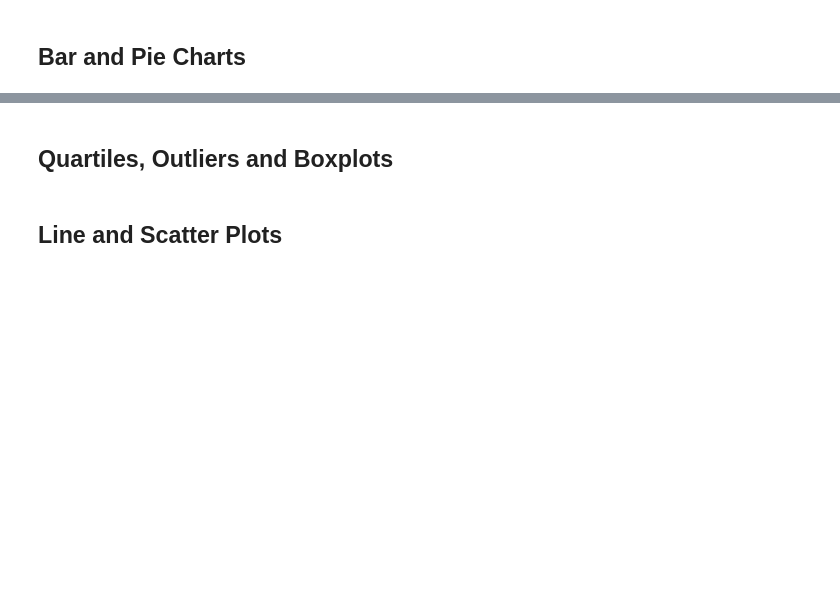
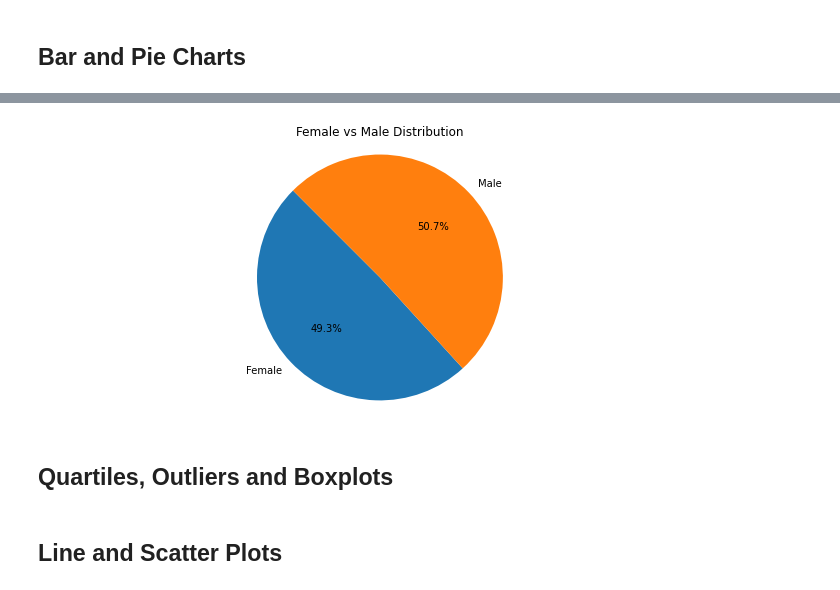
Before and after one commit to klharp/Matplotlib, a Jupyter notebook: pymaceuticals.ipynb, the cells around one changed output, grey strips where cells are left out. Cells and saved outputs as stored; diff of their text form; code cells hidden in the pictures; blank space fills up the shorter version.

```diff
--- a/pymaceuticals.ipynb
+++ b/pymaceuticals.ipynb
@@ -133,5 +193,17 @@ SyntaxError: invalid syntax (<ipython-input-13-9989c7bbf2e0>, line 4)
 # %%
 # Generate a pie plot showing the distribution of female versus male mice using pyplot
+#sex_labels= ["Female", "Male"]
+sex_labels= sex_count.index
+
+plt.figure(figsize=(12,5))
+
+plt.title("Female vs Male Distribution")
+plt.pie(sex_count, labels=sex_labels, startangle=135, autopct="%1.1f%%")
+
+plt.axis("equal")
+plt.show()
+# %% [output]
+[figure, added]
 # %% [markdown]
 ## Quartiles, Outliers and Boxplots
 # %%
```
Also changed, not shown: parts of 10 cells of this notebook.
